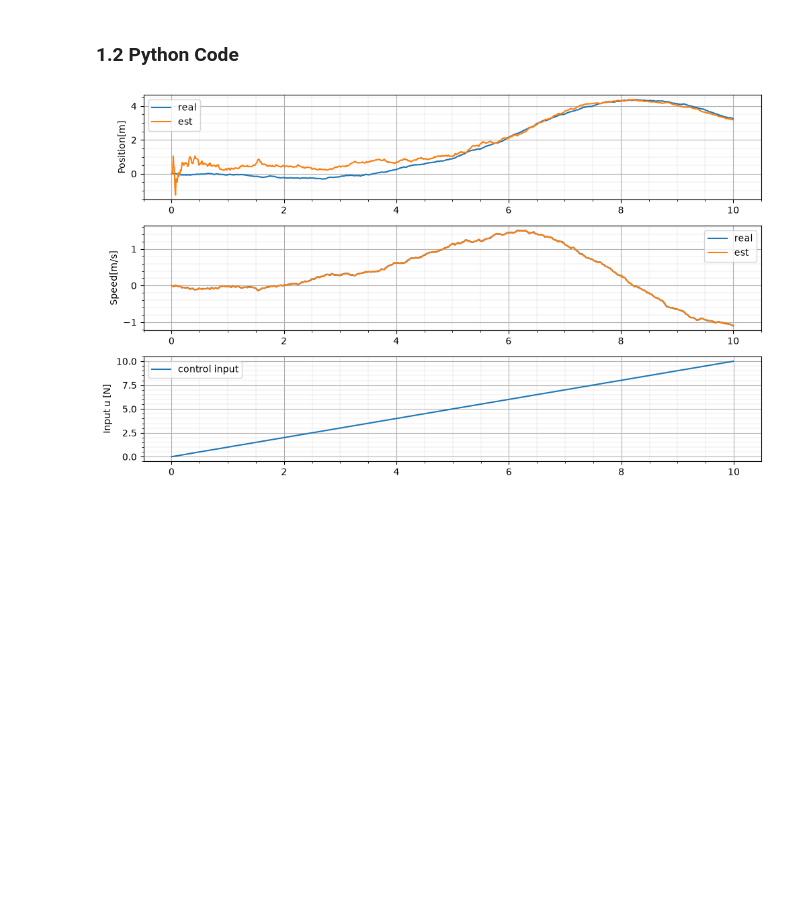
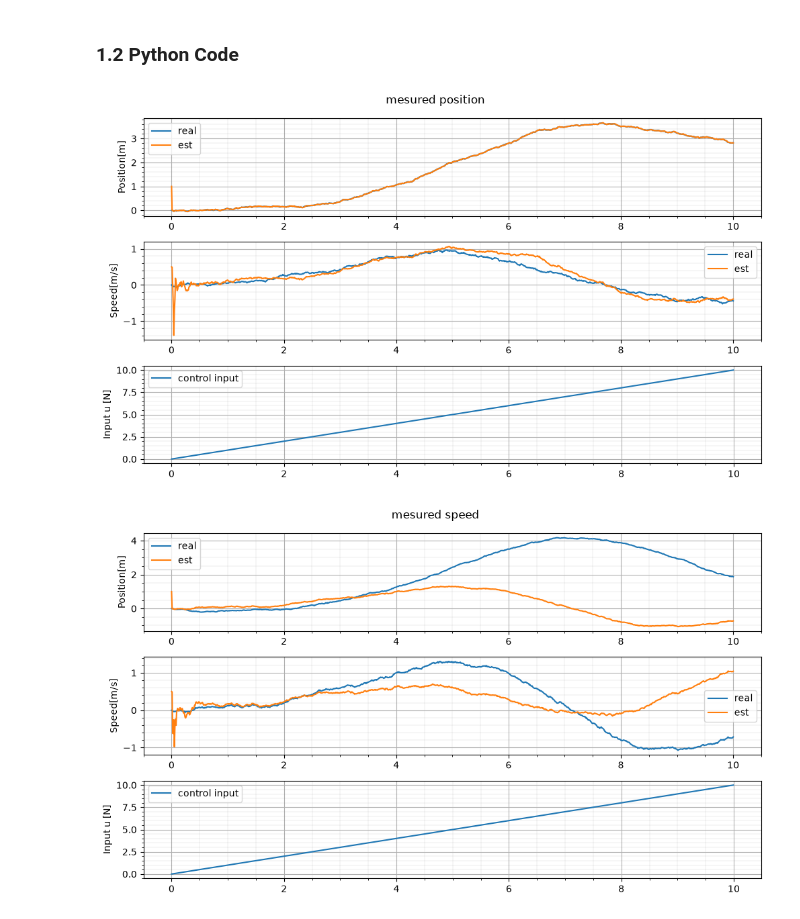
Before and after one commit to hideto008/learning_estimation_method, a Jupyter notebook: Notes/Estimate_State_using_UKF.ipynb, the cells around one changed output. Cells and saved outputs as stored; diff of their text form; code cells hidden in the pictures; blank space fills up the shorter version.

```diff
--- a/Notes/Estimate_State_using_UKF.ipynb
+++ b/Notes/Estimate_State_using_UKF.ipynb
@@ -289,7 +292,7 @@ def genrate_weights(params:Parameters):
 
     return weights_mean, weights_cov
 # %%
-def calculate_UKF_one_loop(hat_x:np.ndarray, P:np.ndarray, u:float, d:float, z:float, params:Parameters):
+def calculate_UKF_one_loop(hat_x:np.ndarray, P:np.ndarray, u:float, d:float, z:float, params:Parameters, measure_speed=False):
 
     # シグマポイントを計算
     sigmas = generate_sigma_points(hat_x, P, params)
@@ -298,7 +301,6 @@ def calculate_UKF_one_loop(hat_x:np.ndarray, P:np.ndarray, u:float, d:float, z:f
 
     # シグマポイントを状態方程式に通過させる
     chis = np.array([fake_real_system(s, u, d, params) for s in sigmas])
-
 
     # 事前推定値の状態を計算
     x_pred = np.sum(w_m[:, None] * chis, axis=0)
@@ -313,7 +315,7 @@ def calculate_UKF_one_loop(hat_x:np.ndarray, P:np.ndarray, u:float, d:float, z:f
     psi = generate_sigma_points(x_pred, P_pred, params)
 
     # シグマポイントを観測方程式に通過させる
-    Z = np.array([fake_mesurement_value(s, params) for s in psi])
+    Z = np.array([fake_mesurement_value(s, measure_speed) for s in psi])
 
     # 予測観測値を求める
     z_pred = np.sum(w_m[:, None]* Z, axis=0)
@@ -345,7 +347,7 @@ def calculate_UKF_one_loop(hat_x:np.ndarray, P:np.ndarray, u:float, d:float, z:f
     P_est = 0.5*(P_est + P_est.T)
     return x_est, P_est
 # %%
-def simulation(X_init: np.ndarray,X_est_init:np.ndarray, u_array:np.ndarray, params:Parameters):
+def simulation(X_init: np.ndarray,X_est_init:np.ndarray, u_array:np.ndarray, params:Parameters, measure_speed=False):
 
     X_history = []
     X_est_history = []
@@ -364,7 +366,7 @@ def simulation(X_init: np.ndarray,X_est_init:np.ndarray, u_array:np.ndarray, par
         X_real = fake_real_system(X_history[i], u_array[i], 0, params) + w_k
 
         # システムの観測値
-        z = fake_mesurement_value(X_real, params) + fake_mesurement_noiz(params)
+        z = fake_mesurement_value(X_real, measure_speed) + fake_mesurement_noiz(params)
 
         # UFKによる状態推定
         X_est, P_est = calculate_UKF_one_loop(X_est_history[i], P_est, u_array[i], 0.0, z, params)
@@ -375,48 +377,56 @@ def simulation(X_init: np.ndarray,X_est_init:np.ndarray, u_array:np.ndarray, par
         time_array.append(params.dt * (i+1))
 
     return np.asarray(time_array), np.asarray(X_history), np.asarray(X_est_history)
+# %%
+def create_fig(t_array, x_array, x_est_array, title=""):
+
+    fig, ax = plt.subplots(3,1, figsize=(10,6))
+
+    ax[0].set_ylabel("Position[m]")
+    ax[0].plot(t_array, x_array[:,0], label="real")
+    ax[0].plot(t_array, x_est_array[:,0], label="est")
+
+    ax[1].set_ylabel("Speed[m/s]")
+    ax[1].plot(t_array, x_array[:,1], label="real")
+    ax[1].plot(t_array, x_est_array[:,1], label="est")
+
+    ax[2].set_ylabel("Input u [N]")
+    ax[2].plot(t_array[:len(u_array)], u_array, label="control input")
+
+    for i in range(3):
+        ax[i].grid()
+        ax[i].grid(which='minor', lw=0.1, color='grey')
+        ax[i].minorticks_on()
+
+        ax[i].legend()
+
+    plt.suptitle(title)
+    plt.tight_layout()
+    plt.show()
 # %%
 dt = 1e-2 # [s]
 duration = 10 #[s]
 sampling_point = int(duration/dt)
 time_window = np.linspace(0, duration, sampling_point)
 u_array = time_window* 1
 
 X_init = np.array([0,0])
-X_est_init = np.array([0,0])
+X_est_init = np.array([1.0,0.5])
 
 params = Parameters(
     dt=dt,
     k=1.0,
     c=0.1,
     Q=np.diag([1e-4,1e-4]),
     R=np.array([[1e-4]]),
     P_init=np.diag([1e1, 1e1])
 )
 
-t_array, x_array, x_est_array = simulation(X_init, X_est_init, u_array, params)
+t_array, x_array_x, x_est_array_x = simulation(X_init, X_est_init, u_array, params)
+create_fig(t_array, x_array_x, x_est_array_x, title="mesured position")
+
+t_array, x_array_v, x_est_array_v = simulation(X_init, X_est_init, u_array, params, measure_speed=True)
+create_fig(t_array, x_array_v, x_est_array_v, title="mesured speed")
+# %% [output]
+[figure, added]
+[figure, added]
-# %%
-fig, ax = plt.subplots(3,1, figsize=(10,6))
-
-ax[0].set_ylabel("Position[m]")
-ax[0].plot(t_array, x_array[:,0], label="real")
-ax[0].plot(t_array, x_est_array[:,0], label="est")
-
-ax[1].set_ylabel("Speed[m/s]")
-ax[1].plot(t_array, x_array[:,1], label="real")
-ax[1].plot(t_array, x_est_array[:,1], label="est")
-
-ax[2].set_ylabel("Input u [N]")
-ax[2].plot(t_array[:len(u_array)], u_array, label="control input")
-
-for i in range(3):
-    ax[i].grid()
-    ax[i].grid(which='minor', lw=0.1, color='grey')
-    ax[i].minorticks_on()
-
-    ax[i].legend()
-
-plt.tight_layout()
-plt.show()
-# %% [output]
-[figure, removed]
```
Also changed, not shown: parts of 1 cell of this notebook.
